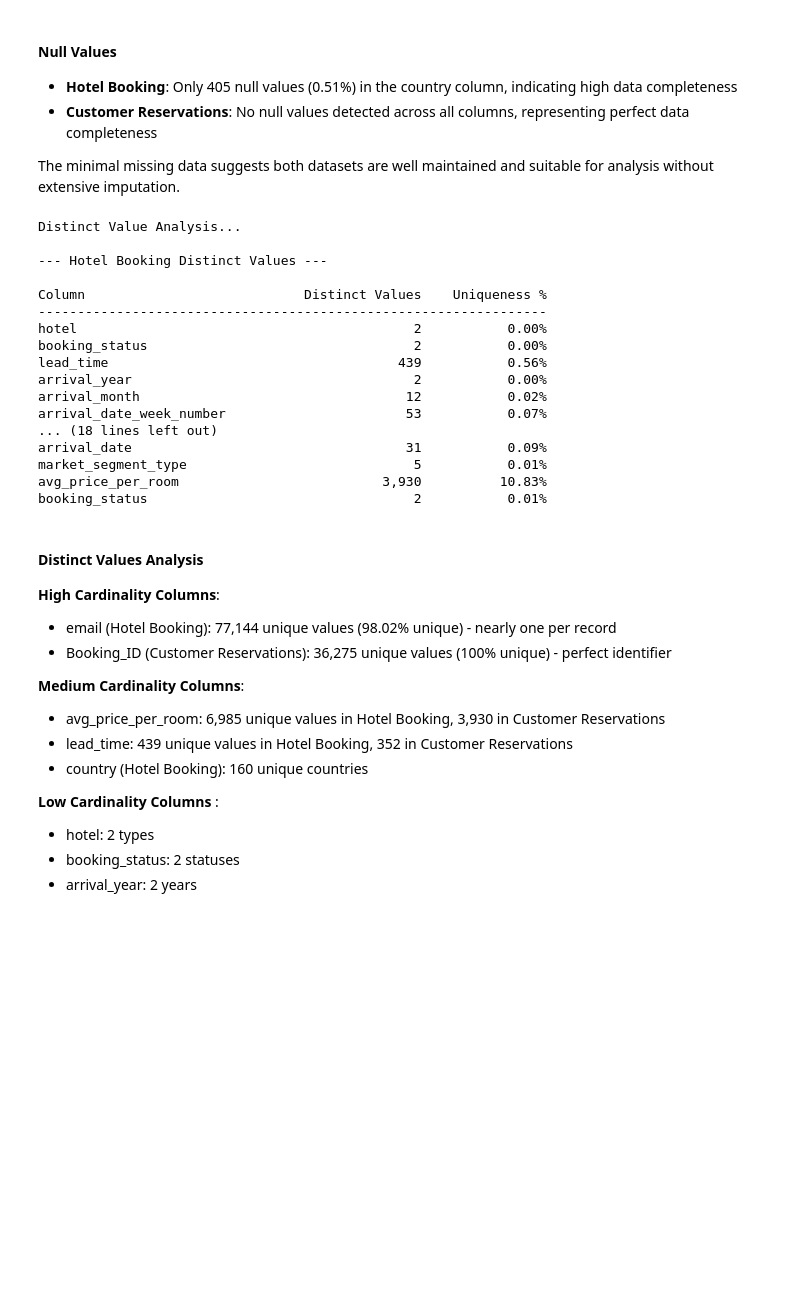
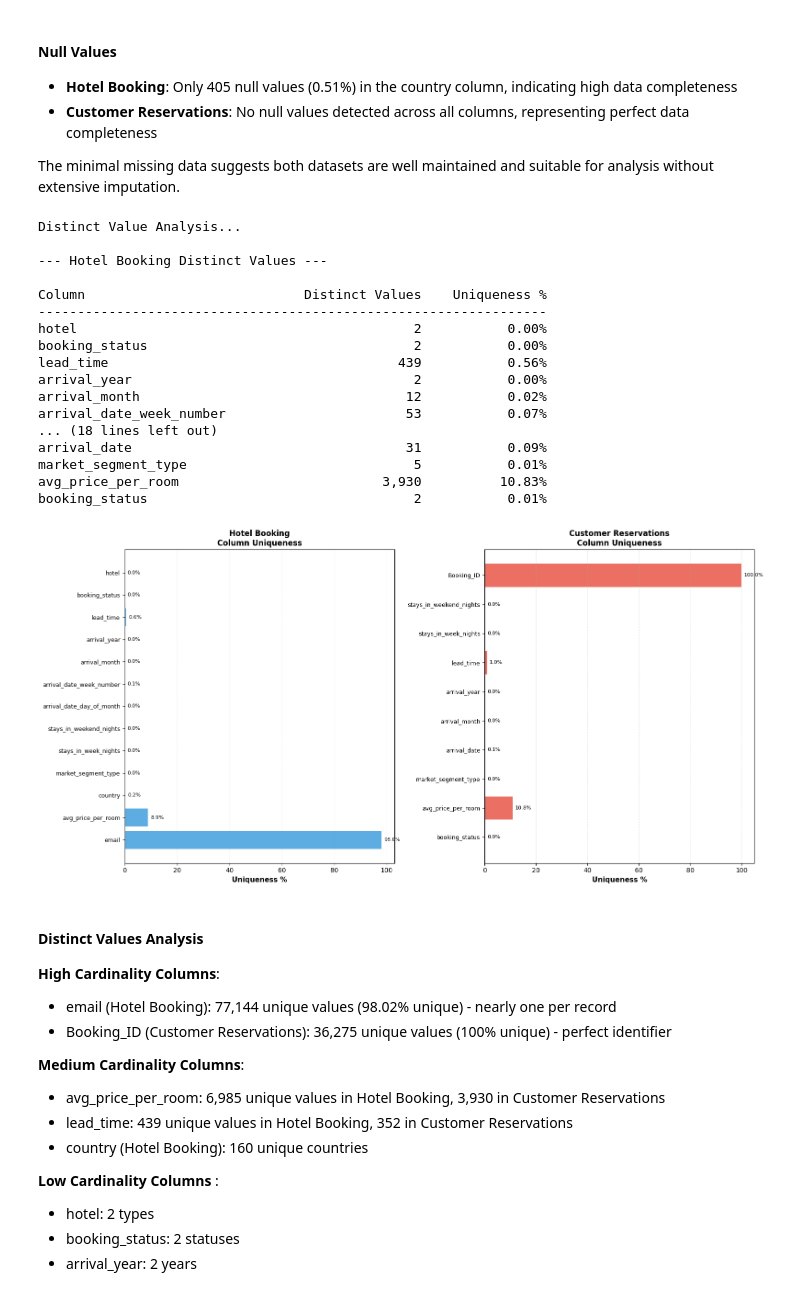
Before and after one commit to nickocruzm/FinalProject236, a Jupyter notebook: Phase01.ipynb, the cells around one changed output. Drawn from its saved outputs; the diff is of its cells as text; code cells hidden in the pictures; blank space fills up the shorter version.

Commit message:
Add plots

```diff
--- a/Phase01.ipynb
+++ b/Phase01.ipynb
@@ -21,8 +21,10 @@ spark.sparkContext.setLogLevel("ERROR")
 
 print("\nLoading datasets...")
 
-# Load the two CSV files
-df1 = spark.read.csv("hotel-booking.csv", header=True, inferSchema=True)
-df2 = spark.read.csv("customer-reservations.csv", header=True, inferSchema=True)
+df1 = spark.read.csv("C:/Users/justi/OneDrive/CS 236/FinalProject236/data/raw/hotel-booking.csv", header=True, inferSchema=True)
+df2 = spark.read.csv("C:/Users/justi/OneDrive/CS 236/FinalProject236/data/raw/customer-reservations.csv", header=True, inferSchema=True)
+
+print(f"Hotel Booking dataset loaded: {df1.count()} rows")
+print(f"Customer Reservations dataset loaded: {df2.count()} rows")
 # %% [output]
 Loading datasets...
@@ -158,35 +162,80 @@ def analyze_distinct_values(df, name):
     """Analyze distinct values for all columns"""
     print(f"\n--- {name} Distinct Values ---")
     print(f"\n{'Column':<30} {'Distinct Values':>18} {'Uniqueness %':>15}")
     print("-" * 65)
 
     total_rows = df.count()
 
+    # Store data for plotting
+    plot_data = []
+
     for c in df.columns:
         distinct_count = df.select(c).distinct().count()
         uniqueness = (distinct_count / total_rows) * 100
         print(f"{c:<30} {distinct_count:>18,} {uniqueness:>14.2f}%")
+        plot_data.append((c, uniqueness))
 
-analyze_distinct_values(df1, "Hotel Booking")
-analyze_distinct_values(df2, "Customer Reservations")
+    return plot_data
+
+# Run analysis and store results
+data1 = analyze_distinct_values(df1, "Hotel Booking")
+data2 = analyze_distinct_values(df2, "Customer Reservations")
+
+# Create visualization
+import matplotlib.pyplot as plt
+import numpy as np
+
+fig, (ax1, ax2) = plt.subplots(1, 2, figsize=(16, 8))
+
+# Plot for Hotel Booking
+cols1, uniq1 = zip(*data1)
+y_pos1 = np.arange(len(cols1))
+bars1 = ax1.barh(y_pos1, uniq1, alpha=0.8, color='#3498db')
+ax1.set_yticks(y_pos1)
+ax1.set_yticklabels(cols1, fontsize=9)
+ax1.set_xlabel('Uniqueness %', fontsize=11, fontweight='bold')
+ax1.set_title('Hotel Booking\nColumn Uniqueness', fontsize=12, fontweight='bold')
+ax1.grid(axis='x', alpha=0.3, linestyle='--')
+ax1.invert_yaxis()
+
+for i, (bar, val) in enumerate(zip(bars1, uniq1)):
+    ax1.text(val + 1, i, f'{val:.1f}%', va='center', fontsize=8)
+
+# Plot for Customer Reservations
+cols2, uniq2 = zip(*data2)
+y_pos2 = np.arange(len(cols2))
+bars2 = ax2.barh(y_pos2, uniq2, alpha=0.8, color='#e74c3c')
+ax2.set_yticks(y_pos2)
+ax2.set_yticklabels(cols2, fontsize=9)
+ax2.set_xlabel('Uniqueness %', fontsize=11, fontweight='bold')
+ax2.set_title('Customer Reservations\nColumn Uniqueness', fontsize=12, fontweight='bold')
+ax2.grid(axis='x', alpha=0.3, linestyle='--')
+ax2.invert_yaxis()
+
+for i, (bar, val) in enumerate(zip(bars2, uniq2)):
+    ax2.text(val + 1, i, f'{val:.1f}%', va='center', fontsize=8)
+
+plt.tight_layout()
+plt.show()
 # %% [output]
 Distinct Value Analysis...
 
 --- Hotel Booking Distinct Values ---
 
 Column                            Distinct Values    Uniqueness %
 -----------------------------------------------------------------
 hotel                                           2           0.00%
 booking_status                                  2           0.00%
 lead_time                                     439           0.56%
 arrival_year                                    2           0.00%
 arrival_month                                  12           0.02%
 arrival_date_week_number                       53           0.07%
 ... (18 lines left out)
 arrival_date                                   31           0.09%
 market_segment_type                             5           0.01%
 avg_price_per_room                          3,930          10.83%
 booking_status                                  2           0.01%
+[figure, added]
 # %% [markdown]
 #### Distinct Values Analysis
 
```
Also changed, not shown: parts of 2 cells of this notebook.
